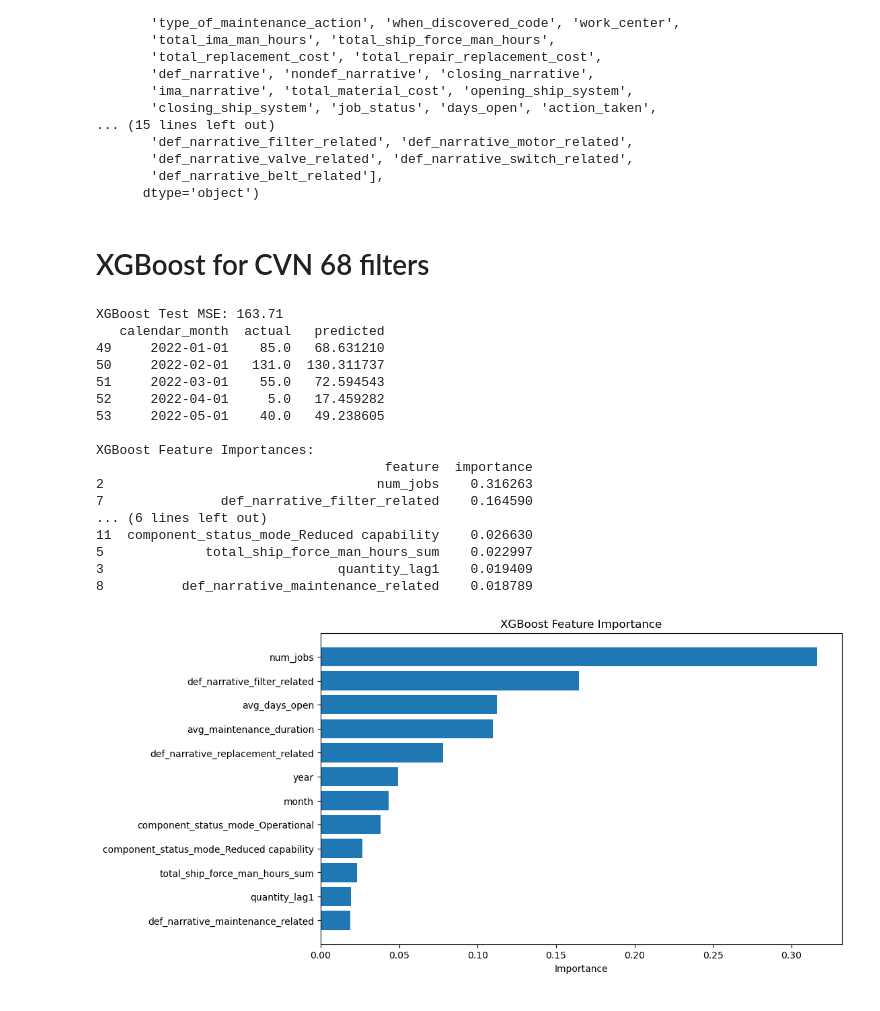
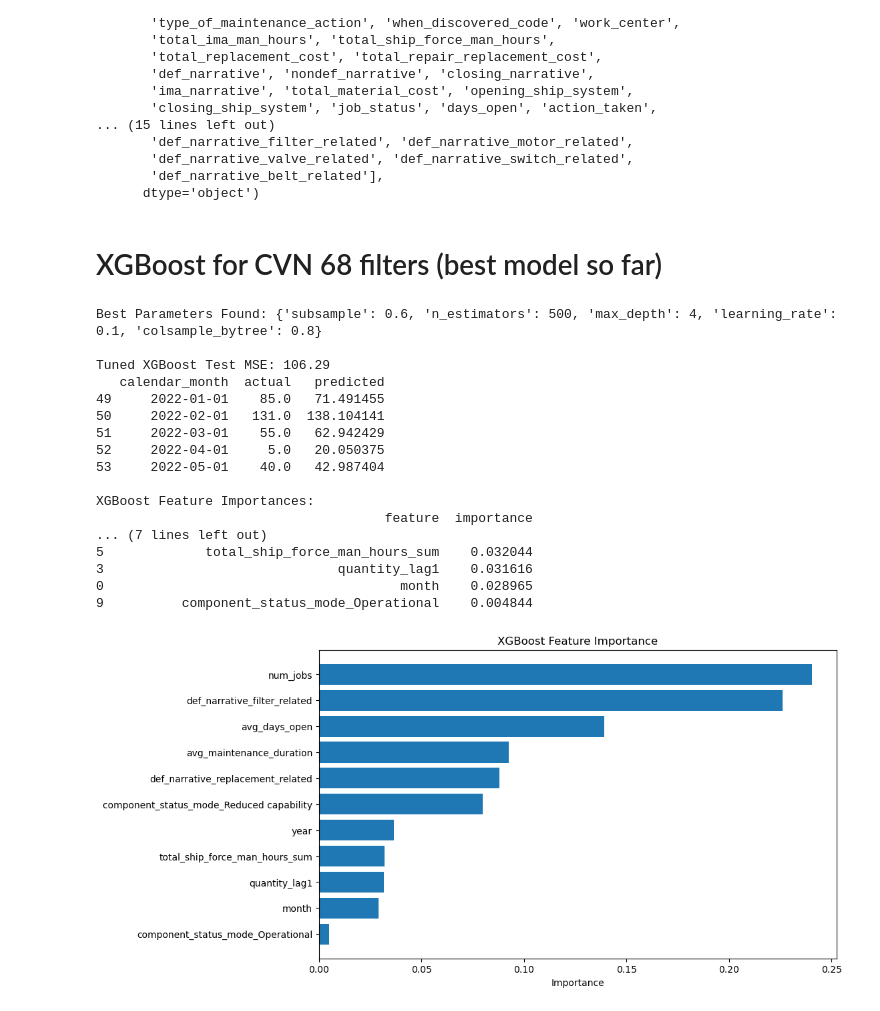
Before and after one commit to jcarswell073/Fleet-Sustainment-HVAC-Project, a Jupyter notebook: Notebooks/part demand prediction.ipynb, the cells around one changed output. Drawn from its saved outputs; the diff is of its cells as text; code cells hidden in the pictures.

```diff
--- a/Notebooks/part demand prediction.ipynb
+++ b/Notebooks/part demand prediction.ipynb
@@ -571,7 +571,7 @@ Index(['uic', 'job_seq', 'apl', 'cause_code', 'cdm_rin',
        'def_narrative_belt_related'],
       dtype='object')
 # %% [markdown]
-# XGBoost for CVN 68 filters
+# XGBoost for CVN 68 filters (best model so far)
 # %%
 import pandas as pd
 from xgboost import XGBRegressor
@@ -613,7 +613,7 @@ X_xgb = df_xgb[[
     'month', 'year', 'num_jobs', 'quantity_lag1',
     'avg_maintenance_duration', 'total_ship_force_man_hours_sum',
     'avg_days_open', 'def_narrative_filter_related',
-    'def_narrative_maintenance_related', 'component_status_mode',
+    'component_status_mode',
     'def_narrative_replacement_related'
 ]]
 
@@ -625,67 +625,87 @@ train_size_xgb = int(len(df_xgb) - 5)
 X_train_xgb, X_test_xgb = X_xgb.iloc[:train_size_xgb], X_xgb.iloc[train_size_xgb:]
 y_train_xgb, y_test_xgb = y_xgb.iloc[:train_size_xgb], y_xgb.iloc[train_size_xgb:]
 
-# XGBoost
-xgb_model = XGBRegressor(
-    n_estimators=500,
-    learning_rate=0.05,
-    max_depth=4,
-    subsample=0.8,
-    colsample_bytree=0.8,
-    random_state=42
+
+# hyperparameter tuning
+param_dist = {
+    'n_estimators': [200, 300, 500],
+    'learning_rate': [0.01, 0.05, 0.1],
+    'max_depth': [3, 4, 5],
+    'subsample': [0.6, 0.8, 1.0],
+    'colsample_bytree': [0.6, 0.8, 1.0]
+}
+
+xgb_for_search = XGBRegressor(random_state=42)
+
+random_search = RandomizedSearchCV(
+    estimator=xgb_for_search,
+    param_distributions=param_dist,
+    n_iter=20,
+    scoring='neg_mean_squared_error',
+    cv=3,
+    random_state=42,
+    n_jobs=-1
 )
 
-xgb_model.fit(X_train_xgb, y_train_xgb)
+random_search.fit(X_train_xgb, y_train_xgb)
+
+print("\nBest Parameters Found:", random_search.best_params_)
+
+
+
+# model
+xgb_model = random_search.best_estimator_
 
 # predict
 y_pred_xgb = xgb_model.predict(X_test_xgb)
 
 mse_xgb = mean_squared_error(y_test_xgb, y_pred_xgb)
-print(f"XGBoost Test MSE: {mse_xgb:.2f}")
+print(f"\nTuned XGBoost Test MSE: {mse_xgb:.2f}")
 
 results_xgb = pd.DataFrame({
     'calendar_month': df_xgb['calendar_month'].iloc[train_size_xgb:].astype(str),
     'actual': y_test_xgb,
     'predicted': y_pred_xgb
 })
 print(results_xgb)
+
 
 # feature importance
 import matplotlib.pyplot as plt
 import pandas as pd
 
 # feature importance
 xgb_importance_df = pd.DataFrame({
     'feature': X_train_xgb.columns,
     'importance': xgb_model.feature_importances_
 }).sort_values(by='importance', ascending=False)
 
 print("\nXGBoost Feature Importances:")
 print(xgb_importance_df)
 
 # plot
 plt.figure(figsize=(10, 6))
 plt.barh(xgb_importance_df['feature'], xgb_importance_df['importance'])
 plt.xlabel("Importance")
 plt.title("XGBoost Feature Importance")
 plt.gca().invert_yaxis()
 plt.show()
 # %% [output]
-XGBoost Test MSE: 163.71
+Best Parameters Found: {'subsample': 0.6, 'n_estimators': 500, 'max_depth': 4, 'learning_rate': 0.1, 'colsample_bytree': 0.8}
+
+Tuned XGBoost Test MSE: 106.29
    calendar_month  actual   predicted
-49     2022-01-01    85.0   68.631210
-50     2022-02-01   131.0  130.311737
-51     2022-03-01    55.0   72.594543
-52     2022-04-01     5.0   17.459282
-53     2022-05-01    40.0   49.238605
+49     2022-01-01    85.0   71.491455
+50     2022-02-01   131.0  138.104141
+51     2022-03-01    55.0   62.942429
+52     2022-04-01     5.0   20.050375
+53     2022-05-01    40.0   42.987404
 
 XGBoost Feature Importances:
                                      feature  importance
-2                                   num_jobs    0.316263
-7               def_narrative_filter_related    0.164590
-... (6 lines left out)
-11  component_status_mode_Reduced capability    0.026630
-5             total_ship_force_man_hours_sum    0.022997
-3                              quantity_lag1    0.019409
-8          def_narrative_maintenance_related    0.018789
+... (7 lines left out)
+5             total_ship_force_man_hours_sum    0.032044
+3                              quantity_lag1    0.031616
+0                                      month    0.028965
+9          component_status_mode_Operational    0.004844
-[figure, old version]
+[figure, new version]
```
Also changed, not shown: parts of 1 cell of this notebook.
